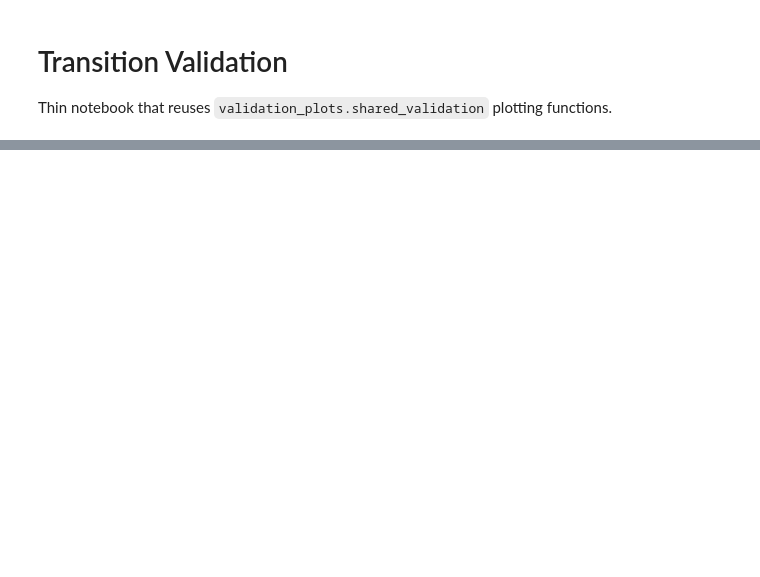
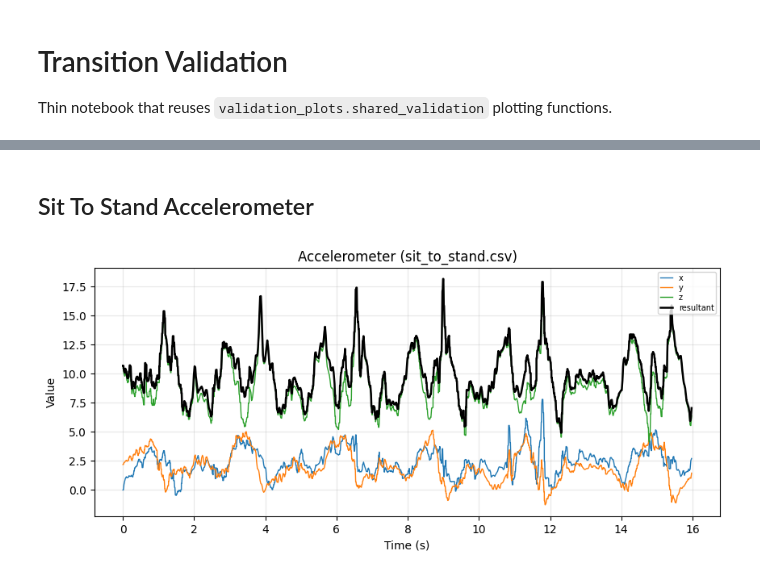
Before and after one commit to ahmedazhar2299/my-walk-sentinal, a Jupyter notebook: transition_validation.ipynb, the cells around one changed output, grey strips where cells are left out. Saved outputs shown, nothing was run; the diff lists cells and outputs as text; code cells hidden in the pictures; blank space fills up the shorter version.

Commit message:
update: gyro, acc, user_acc graphs plotted for each activity

```diff
--- a/transition_validation.ipynb
+++ b/transition_validation.ipynb
@@ -160,0 +180,17 @@ display(pd.DataFrame(all_summaries))
+# %%
+sv.configure(PIPELINE_CONFIG, PLOT_PARAMS)
+activity_files = discover_activity_files(BASE_DIR, ["sit_to_stand", "stand_to_sit"])
+print("Discovered activity files:")
+for k, v in activity_files.items():
+    print(f"  {k}: {v}")
+SIT_TO_STAND_PATH = activity_files.get("sit_to_stand")
+SIT_TO_STAND_DF = None
+SIT_TO_STAND_META = None
+SIT_TO_STAND_SUMMARY = None
+SIT_TO_STAND_CACHE = None
+if SIT_TO_STAND_PATH is not None:
+    print(f"\n[PROCESS] sit_to_stand: {SIT_TO_STAND_PATH}")
+    SIT_TO_STAND_DF, SIT_TO_STAND_META = load_activity_file(SIT_TO_STAND_PATH)
+    print("Loaded plot file:", SIT_TO_STAND_PATH)
+else:
+    print("[SKIP] sit_to_stand: not available")
@@ -160,0 +204,10 @@ display(pd.DataFrame(all_summaries))
+# %% [markdown]
+## Sit To Stand Accelerometer
+# %%
+SHOW_ACCEL_X = True
+SHOW_ACCEL_Y = True
+SHOW_ACCEL_Z = True
+SHOW_ACCEL_RESULTANT = True
+plot_loaded_sensor(SIT_TO_STAND_DF, "Accelerometer", "accel_x", "accel_y", "accel_z", SHOW_ACCEL_X, SHOW_ACCEL_Y, SHOW_ACCEL_Z, SHOW_ACCEL_RESULTANT, source_label=SIT_TO_STAND_PATH.name if SIT_TO_STAND_PATH else None)
+# %% [output]
+[figure, added]
```
Also changed, not shown: parts of 28 cells of this notebook, 4 other files.
